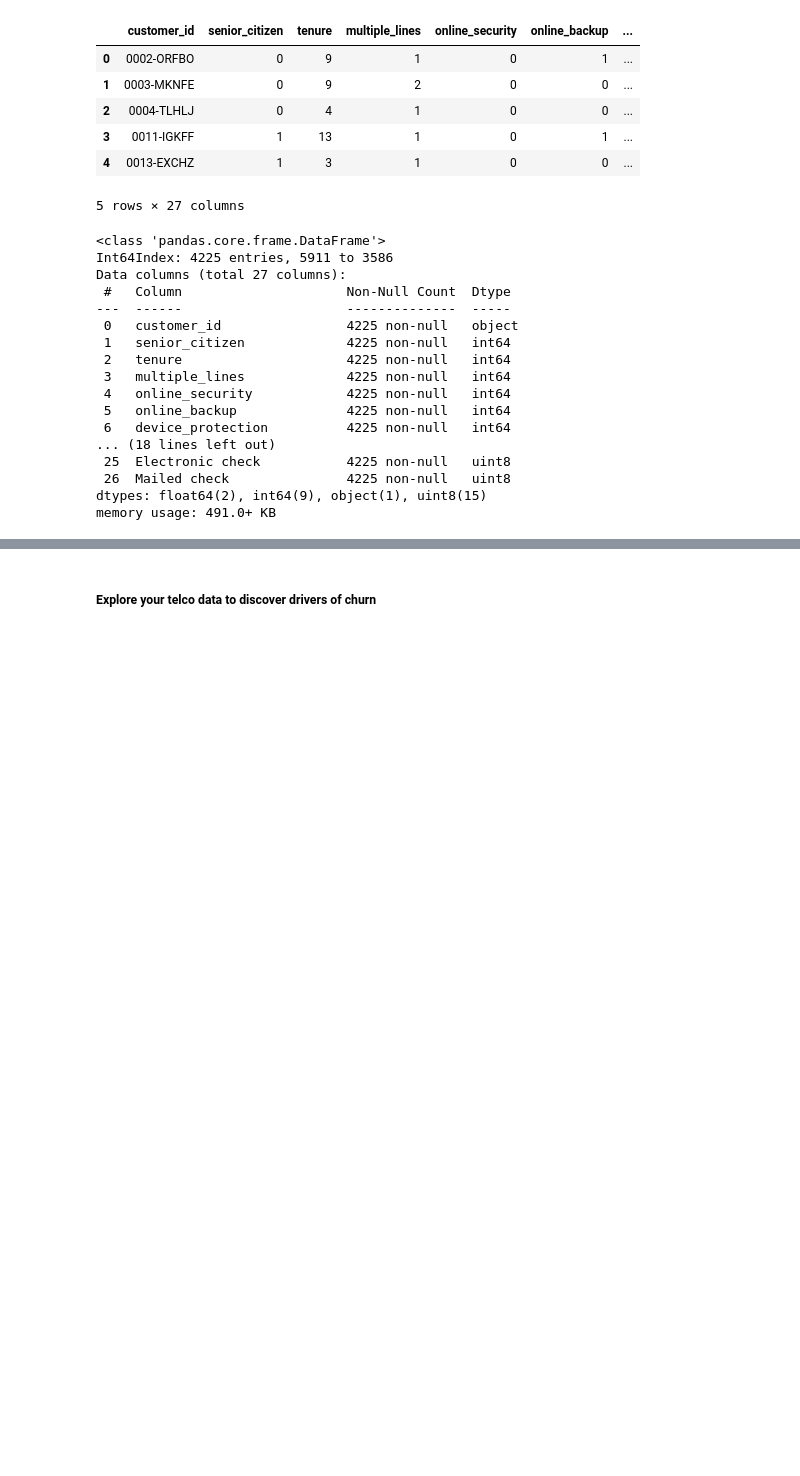
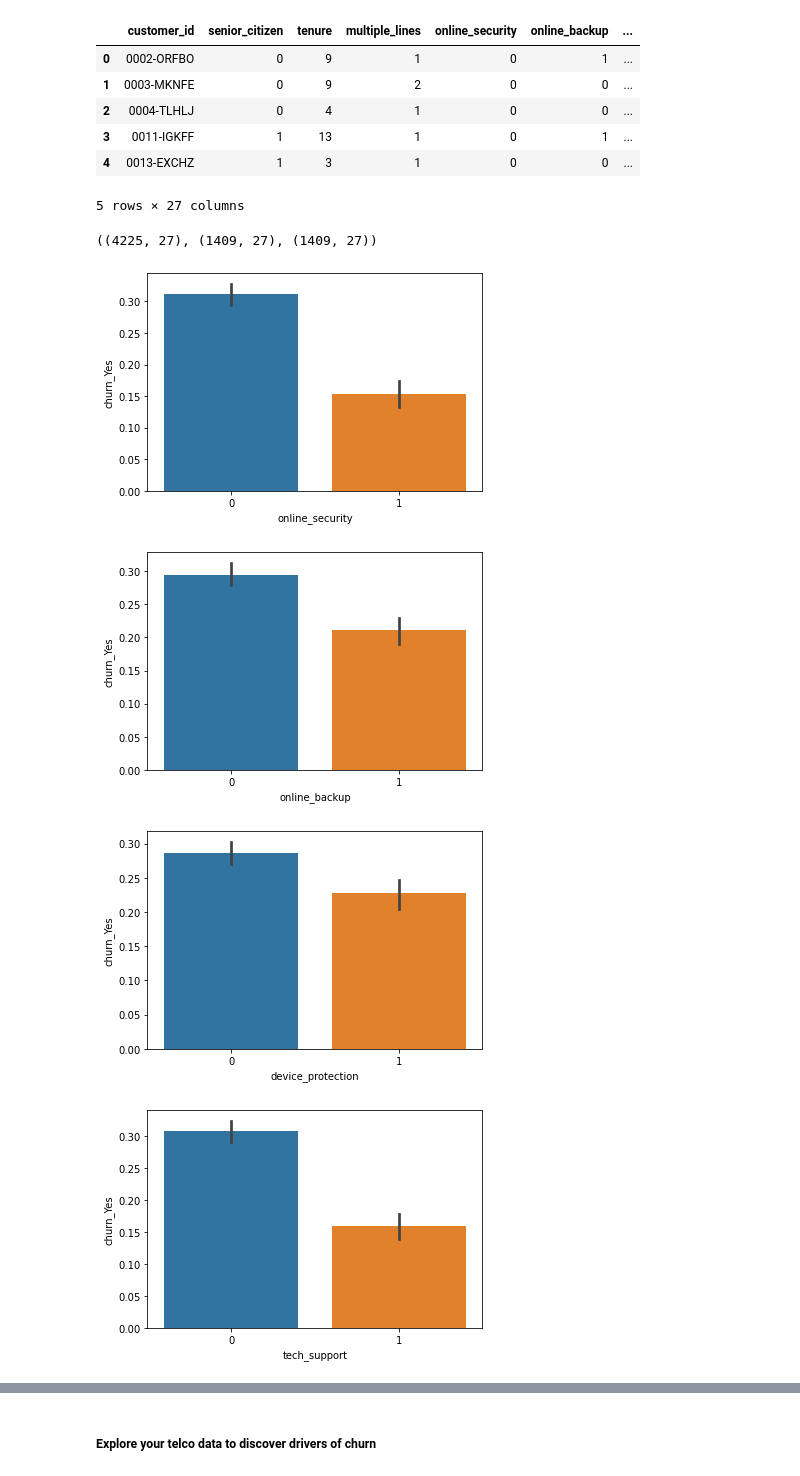
Before and after one commit to morgancross2/classification-exercises, a Jupyter notebook: classification_exercises.ipynb, the cells around one changed output, grey strips where cells are left out. Drawn from its saved outputs; the diff is of its cells as text; code cells hidden in the pictures; blank space fills up the shorter version.

```diff
--- a/classification_exercises.ipynb
+++ b/classification_exercises.ipynb
@@ -1119,22 +1146,17 @@ telco.head()
 5 rows × 27 columns
 # %%
 train, val, test = prepare.split_data(telco, 'churn_Yes')
-train.info()
+train.shape, val.shape, test.shape
 # %% [output]
-<class 'pandas.core.frame.DataFrame'>
-Int64Index: 4225 entries, 5911 to 3586
-Data columns (total 27 columns):
- #   Column                     Non-Null Count  Dtype
----  ------                     --------------  -----
- 0   customer_id                4225 non-null   object
- 1   senior_citizen             4225 non-null   int64
- 2   tenure                     4225 non-null   int64
- 3   multiple_lines             4225 non-null   int64
- 4   online_security            4225 non-null   int64
- 5   online_backup              4225 non-null   int64
- 6   device_protection          4225 non-null   int64
-... (18 lines left out)
- 25  Electronic check           4225 non-null   uint8
- 26  Mailed check               4225 non-null   uint8
-dtypes: float64(2), int64(9), object(1), uint8(15)
-memory usage: 491.0+ KB
+((4225, 27), (1409, 27), (1409, 27))
+# %%
+extras = ['online_security', 'online_backup', 'device_protection', 'tech_support', 'streaming_tv', 'streaming_movies']
+
+for col in extras:
+    sns.barplot(data=train, x=col, y='churn_Yes')
+    plt.show()
+# %% [output]
+[figure, added]
+[figure, added]
+[figure, added]
+[figure, added]
```
Also changed, not shown: parts of 22 cells of this notebook.
